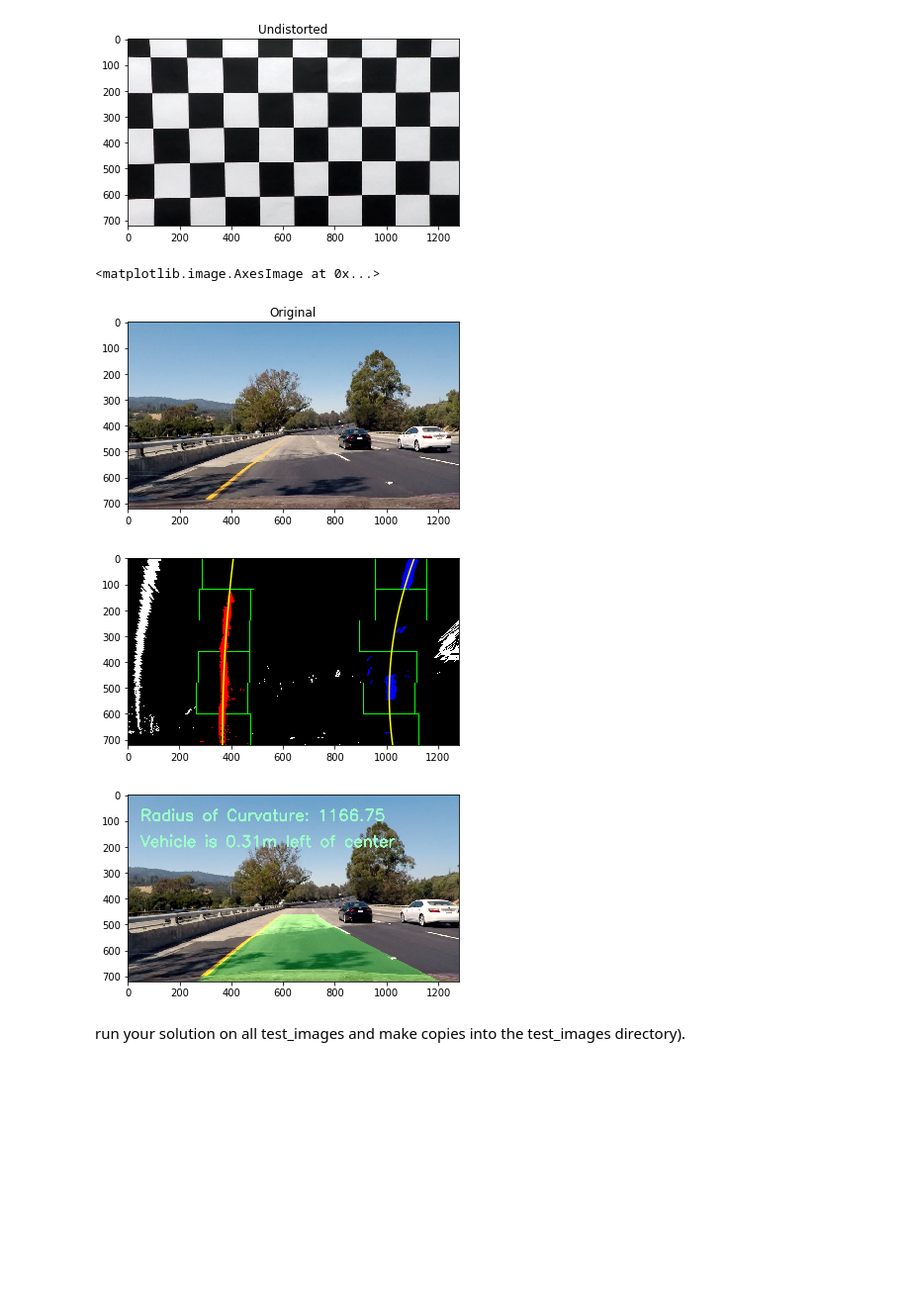
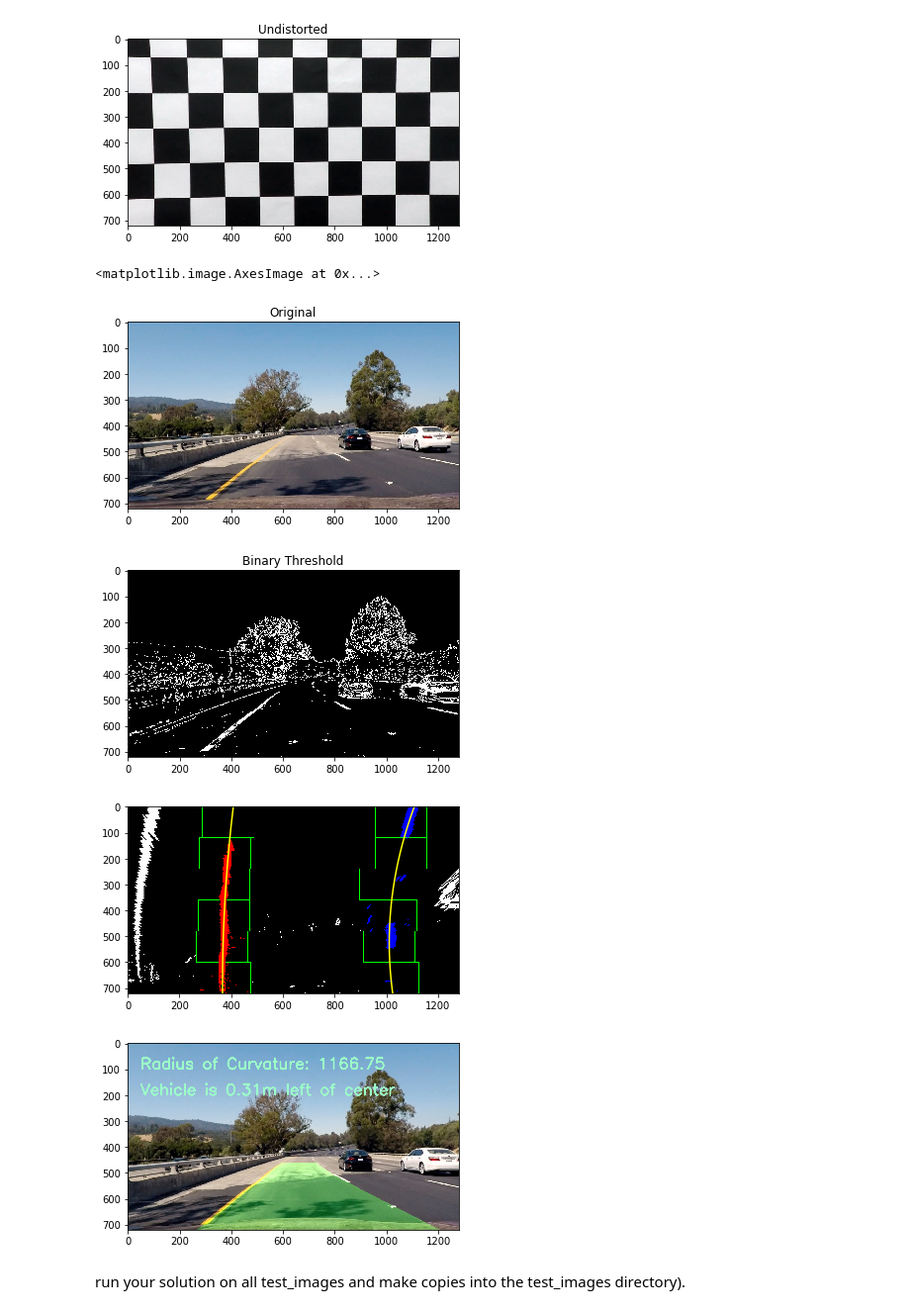
Before and after one commit to gsandeep1231/Udacity-CarND-Advanced-Lane-Lines, a Jupyter notebook: CarND-Advanced-Lane-Lines.ipynb, the cells around one changed output. Shown: that part at 99% size. Saved outputs shown, nothing was run; the diff lists cells and outputs as text; code cells hidden in the pictures; blank space fills up the shorter version.

Commit message:
added readme images

```diff
--- a/CarND-Advanced-Lane-Lines.ipynb
+++ b/CarND-Advanced-Lane-Lines.ipynb
@@ -341,26 +341,28 @@ plt.figure(); plt.title('Undistorted'); plt.imshow(undist)
 # %%
 # Undistort image
 #orig_image = cv2.imread('/Users/SandeepGangundi/Documents/Courses/Udacity/Self_Driving_Car_ND/Term1/Udacity-CarND-Advanced-Lane-Lines/camera_cal/calibration1.jpg')
 #plt.figure(); plt.imshow(cv2.cvtColor(orig_image, cv2.COLOR_BGR2RGB))
 #undistorted_image = undistort_image(orig_image, camera_objpoints, camera_imgpoints)
 
 #orig_image = cv2.imread('/Users/SandeepGangundi/Documents/Courses/Udacity/Self_Driving_Car_ND/Term1/Udacity-CarND-Advanced-Lane-Lines/test_images/straight_lines1.jpg')
 orig_image = cv2.imread('/Users/SandeepGangundi/Documents/Courses/Udacity/Self_Driving_Car_ND/Term1/Udacity-CarND-Advanced-Lane-Lines/test_images/test4.jpg')
 plt.figure(); plt.title('Original'); plt.imshow(cv2.cvtColor(orig_image, cv2.COLOR_BGR2RGB))
 undistorted_image = undistort_image(orig_image, camera_objpoints, camera_imgpoints)
 binary_thresh_image = color_threshold(undistorted_image)
+plt.figure(); plt.title('Binary Threshold'); plt.imshow(binary_thresh_image, cmap='gray')
 binary_warped_image, Minv = transform_perspective(binary_thresh_image)
 left_fit, right_fit = fit_lane_lines(binary_warped_image)
 left_rad, right_rad = get_radius_curvature(binary_warped_image, left_fit, right_fit)
 inv_persp_image = transform_inv_perspective(undistorted_image, binary_warped_image, left_fit, right_fit, Minv)
 dist_off_center_str = get_off_center_distance(binary_warped_image)
 final_image = add_data_to_image(inv_persp_image, dist_off_center_str, left_rad, right_rad)
 plt.figure(); plt.imshow(cv2.cvtColor(final_image, cv2.COLOR_BGR2RGB))
 # %% [output]
 <matplotlib.image.AxesImage at 0x...>
 [figure]
-[figure, old version]
+[figure, new version]
-[figure, old version]
+[figure, new version]
+[figure, added]
 # %% [markdown]
 run your solution on all test_images and make copies into the test_images directory).
 # %% [markdown]
```
Also changed, not shown: 1 other file.
